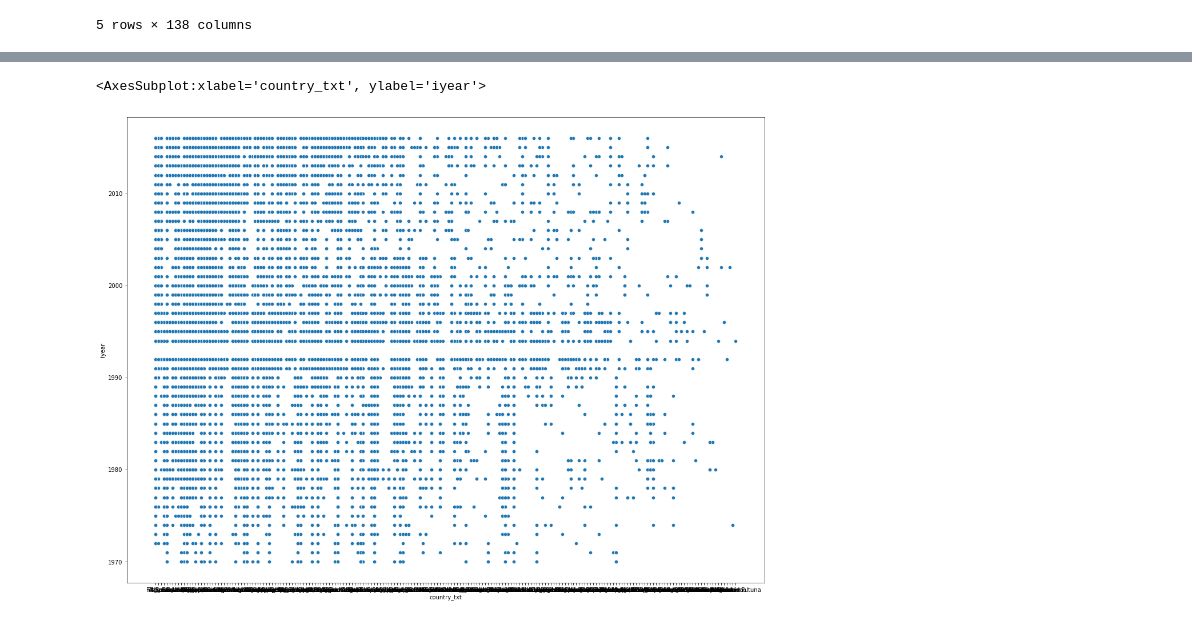
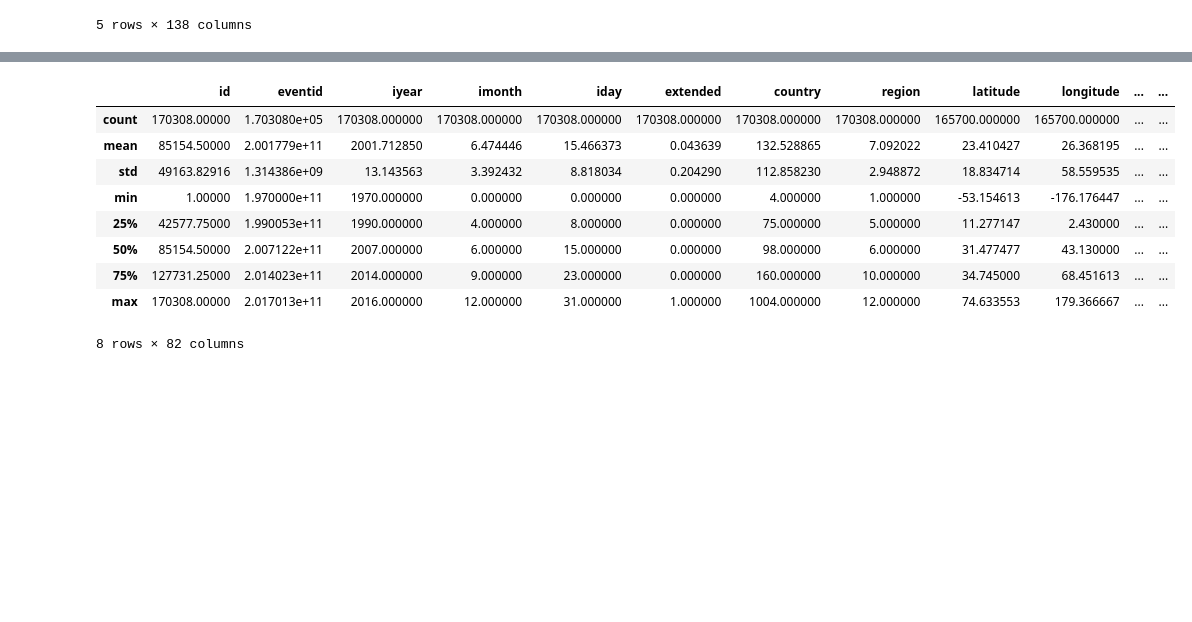
Before and after one commit to mehmetsar/challenges, a Jupyter notebook: Global.ipynb, the cells around one changed output, grey strips where cells are left out. Drawn from its saved outputs; the diff is of its cells as text; code cells hidden in the pictures; blank space fills up the shorter version.

```diff
--- a/Global.ipynb
+++ b/Global.ipynb
@@ -26,7 +59,14 @@ df2.info()
 # %%
-plt.figure(figsize=(20,15))
-sns.scatterplot(x=df2.country_txt, y=df2.iyear)
+df2.describe()
 # %% [output]
+|  | id | eventid | iyear | imonth | iday | extended | country | region | latitude | longitude | ... | ... |
+| count | 170308.00000 | 1.703080e+05 | 170308.000000 | 170308.000000 | 170308.000000 | 170308.000000 | 170308.000000 | 170308.000000 | 165700.000000 | 165700.000000 | ... | ... |
+| mean | 85154.50000 | 2.001779e+11 | 2001.712850 | 6.474446 | 15.466373 | 0.043639 | 132.528865 | 7.092022 | 23.410427 | 26.368195 | ... | ... |
+| std | 49163.82916 | 1.314386e+09 | 13.143563 | 3.392432 | 8.818034 | 0.204290 | 112.858230 | 2.948872 | 18.834714 | 58.559535 | ... | ... |
+| min | 1.00000 | 1.970000e+11 | 1970.000000 | 0.000000 | 0.000000 | 0.000000 | 4.000000 | 1.000000 | -53.154613 | -176.176447 | ... | ... |
+| 25% | 42577.75000 | 1.990053e+11 | 1990.000000 | 4.000000 | 8.000000 | 0.000000 | 75.000000 | 5.000000 | 11.277147 | 2.430000 | ... | ... |
+| 50% | 85154.50000 | 2.007122e+11 | 2007.000000 | 6.000000 | 15.000000 | 0.000000 | 98.000000 | 6.000000 | 31.477477 | 43.130000 | ... | ... |
+| 75% | 127731.25000 | 2.014023e+11 | 2014.000000 | 9.000000 | 23.000000 | 0.000000 | 160.000000 | 10.000000 | 34.745000 | 68.451613 | ... | ... |
+| max | 170308.00000 | 2.017013e+11 | 2016.000000 | 12.000000 | 31.000000 | 1.000000 | 1004.000000 | 12.000000 | 74.633553 | 179.366667 | ... | ... |
-<AxesSubplot:xlabel='country_txt', ylabel='iyear'>
+8 rows × 82 columns
-[figure, removed]
 # %%
```
Also changed, not shown: parts of 20 cells of this notebook.
